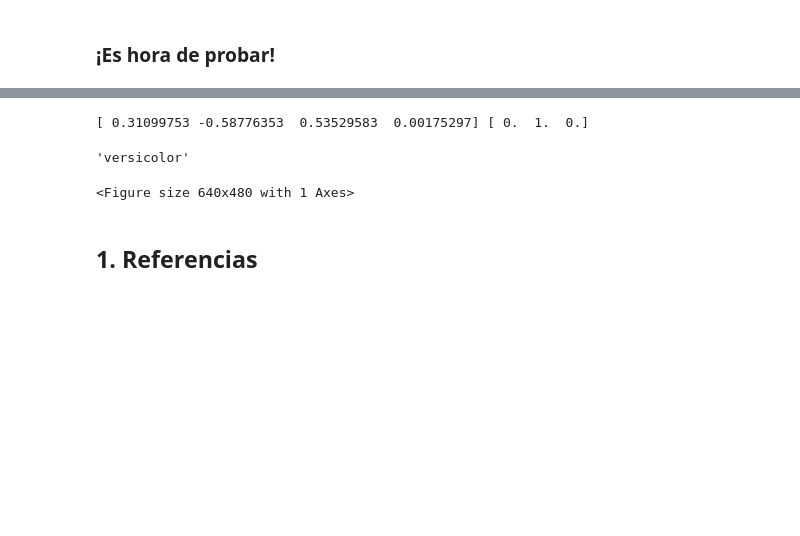
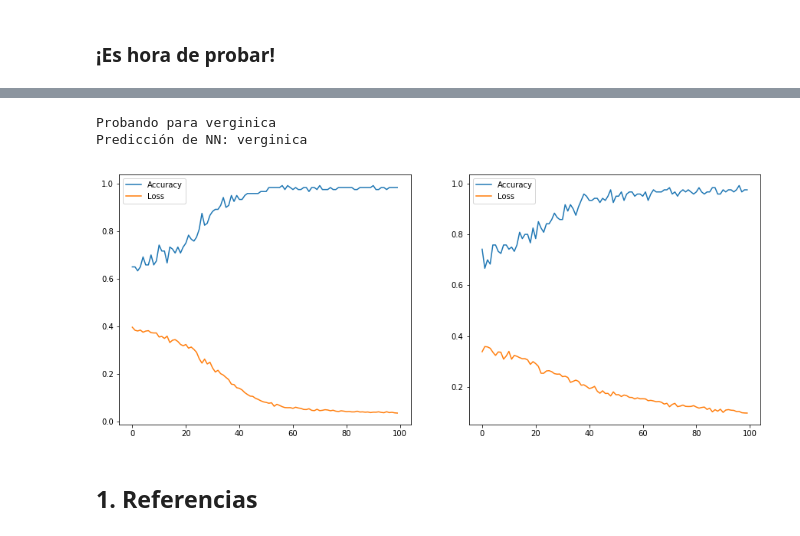
Before and after one commit to nachotp/Tarea0-INF395, a Jupyter notebook: Tarea 0.ipynb, the cells around one changed output, grey strips where cells are left out. Cells and saved outputs as stored; diff of their text form; code cells hidden in the pictures; blank space fills up the shorter version.

Commit message:
Integración de momentum

```diff
--- a/Tarea 0.ipynb
+++ b/Tarea 0.ipynb
@@ -269,10 +301,7 @@ import keras
 x, y = load_iris(return_X_y=True)
 scaler = StandardScaler().fit(x)
 x = scaler.transform(x)
-x_train, x_test, y_train, y_test = train_test_split(x, y, test_size=0.33, random_state=42)
+x_train, x_test, y_train, y_test = train_test_split(x, y, test_size=0.20, random_state=50)
 y_onehot_train = keras.utils.to_categorical(y_train)
 y_onehot_test = keras.utils.to_categorical(y_test)
 tags = ['setosa', 'versicolor', 'verginica']
-
-# Instanciar red neuronal
-nn = RedNeuronal(4, [32, 16], 3, "sigmoid", "mse")
@@ -280,0 +308,4 @@ Using TensorFlow backend.
+# %%
+# Instanciar red neuronal
+nn_sm = RedNeuronal(4, [32, 16], 3, "sigmoid", "mse")
+nn_sm_m = RedNeuronal(4, [32, 16], 3, "sigmoid", "mse")
@@ -281,8 +321,9 @@ Using TensorFlow backend.
 # %%
 #Entrenar la red
-loss, accuracy = nn.train(x_train, y_onehot_train, 100, 0.1, verbose = True)
-
+loss_sm, accuracy_sm = nn_sm.train(x_train, y_onehot_train, 100, 0.1, verbose = False)
+loss_sm_m, accuracy_sm_m = nn_sm_m.train(x_train, y_onehot_train, 100, 0.1, verbose = False, momentum = 0.9)
 #Testear
 print("\nTESTING")
-nn.test(x_test, y_onehot_test)
+nn_sm.test(x_test, y_onehot_test)
+nn_sm_m.test(x_test, y_onehot_test)
 # %% [output]
@@ -307,21 +339,26 @@ Error del test: 0.1173793
 # %%
-x_predict = x_test[0]
+x_predict = x_test[5]
 
-print(x_predict, y_onehot_test[0])
-nn.predict(x_predict, tags)
+print("Probando para", tags[np.argmax(y_onehot_test[5])])
+print("Predicción de NN:",nn.predict(x_predict, tags))
 # %% [output]
-[ 0.31099753 -0.58776353  0.53529583  0.00175297] [ 0.  1.  0.]
+Probando para verginica
+Predicción de NN: verginica
-'versicolor'
 # %%
 %matplotlib inline
 import matplotlib.pyplot as plt
-plt.figure(1)
-plt.plot(range(100), accuracy, label="Accuracy")
-plt.plot(range(100), loss, label="Loss")
+plt.figure(1, figsize=(15,6))
+plt.subplot(121)
+plt.plot(range(len(accuracy_sm)), accuracy_sm, label="Accuracy")
+plt.plot(range(len(loss_sm)), loss_sm, label="Loss")
+plt.legend()
+plt.subplot(122)
+plt.plot(range(len(accuracy_sm_m)), accuracy_sm_m, label="Accuracy")
+plt.plot(range(len(loss_sm_m)), loss_sm_m, label="Loss")
 plt.legend()
 plt.show()
 # %% [output]
-<Figure size 640x480 with 1 Axes>
+[figure, added]
 # %% [markdown]
 ## 1. Referencias
 # %%
```
Also changed, not shown: parts of 7 cells of this notebook.
